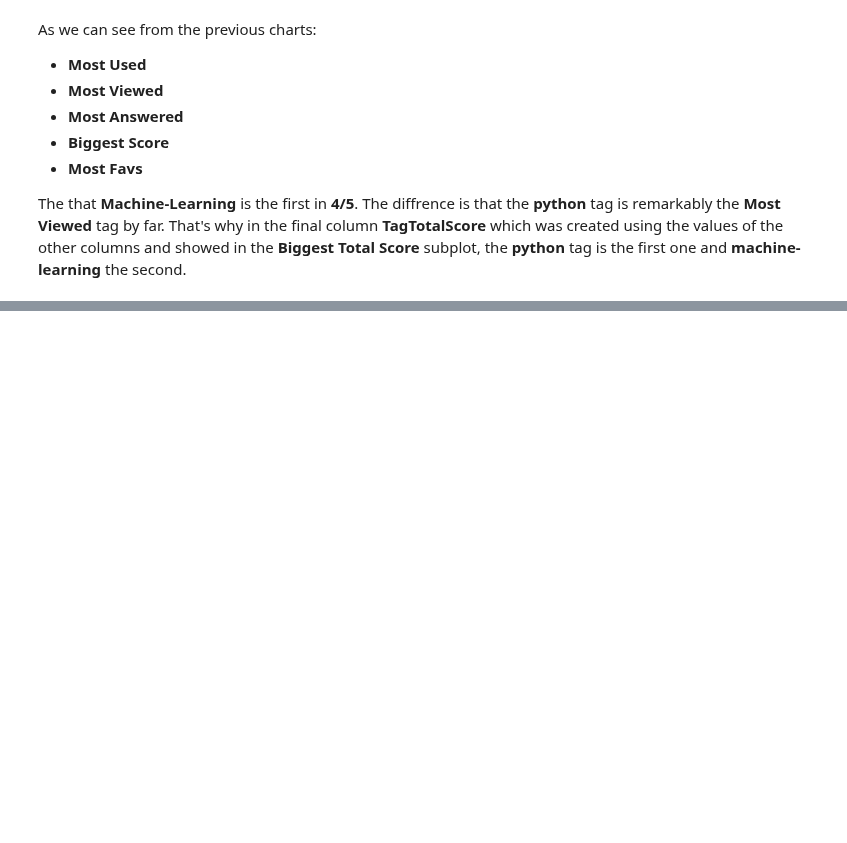
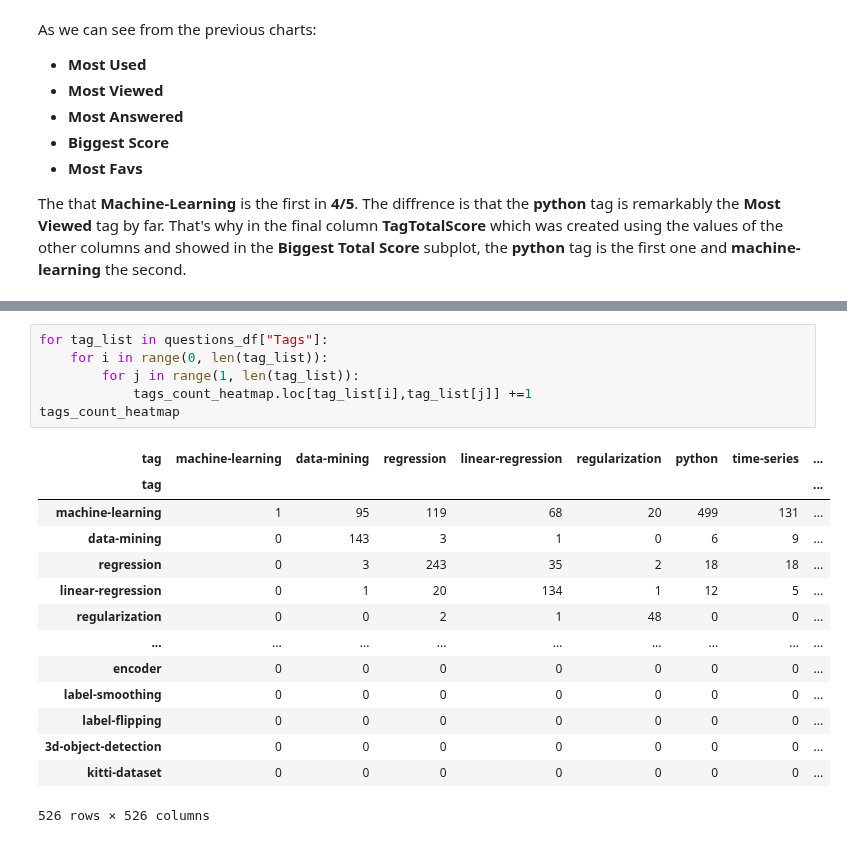
Before and after one commit to raduspaimoc/DataQuest-Projects, a Jupyter notebook: Data Analysis/Popular Data Science Questions/Popular Data Science Questions.ipynb, the cells around one changed output, grey strips where cells are left out. Saved outputs shown, nothing was run; the diff lists cells and outputs as text; blank space fills up the shorter version.

```diff
--- a/Data Analysis/Popular Data Science Questions/Popular Data Science Questions.ipynb
+++ b/Data Analysis/Popular Data Science Questions/Popular Data Science Questions.ipynb
@@ -283,0 +387,21 @@ The that **Machine-Learning** is the first in **4/5**. The diffrence is that the
+# %%
+for tag_list in questions_df["Tags"]:
+    for i in range(0, len(tag_list)):
+        for j in range(1, len(tag_list)):
+            tags_count_heatmap.loc[tag_list[i],tag_list[j]] +=1
+tags_count_heatmap
+# %% [output]
+| tag | machine-learning | data-mining | regression | linear-regression | regularization | python | time-series | ... |
+| tag |  |  |  |  |  |  |  | ... |
+| machine-learning | 1 | 95 | 119 | 68 | 20 | 499 | 131 | ... |
+| data-mining | 0 | 143 | 3 | 1 | 0 | 6 | 9 | ... |
+| regression | 0 | 3 | 243 | 35 | 2 | 18 | 18 | ... |
+| linear-regression | 0 | 1 | 20 | 134 | 1 | 12 | 5 | ... |
+| regularization | 0 | 0 | 2 | 1 | 48 | 0 | 0 | ... |
+| ... | ... | ... | ... | ... | ... | ... | ... | ... |
+| encoder | 0 | 0 | 0 | 0 | 0 | 0 | 0 | ... |
+| label-smoothing | 0 | 0 | 0 | 0 | 0 | 0 | 0 | ... |
+| label-flipping | 0 | 0 | 0 | 0 | 0 | 0 | 0 | ... |
+| 3d-object-detection | 0 | 0 | 0 | 0 | 0 | 0 | 0 | ... |
+| kitti-dataset | 0 | 0 | 0 | 0 | 0 | 0 | 0 | ... |
+526 rows × 526 columns
```
Also changed, not shown: parts of 13 cells of this notebook.
